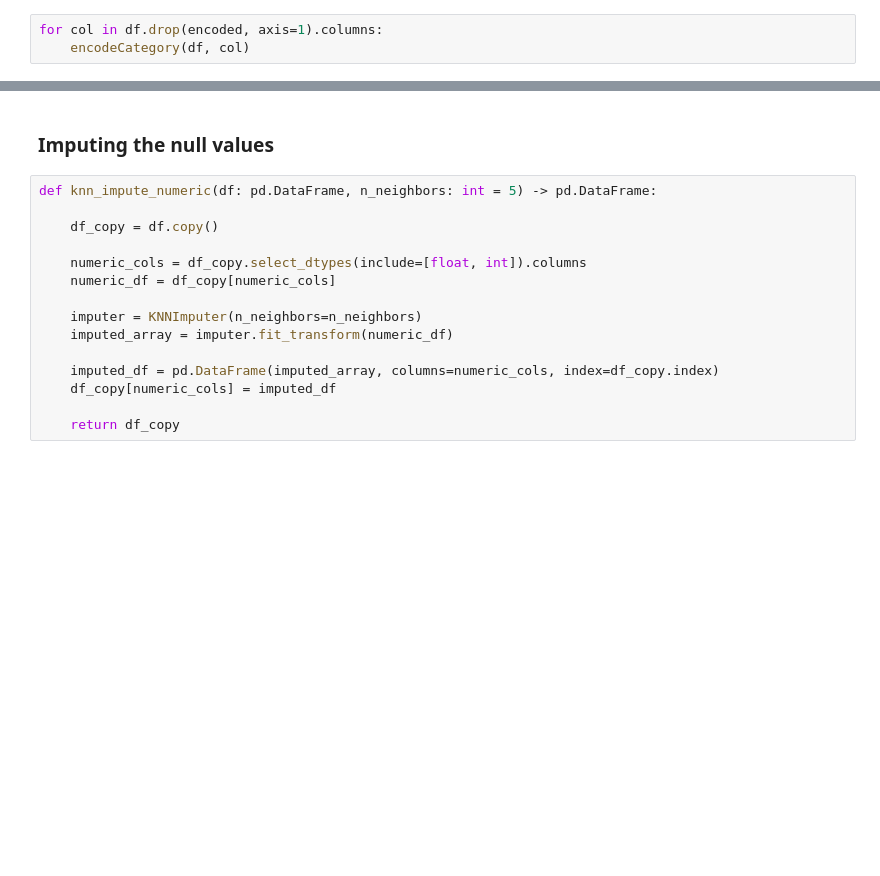
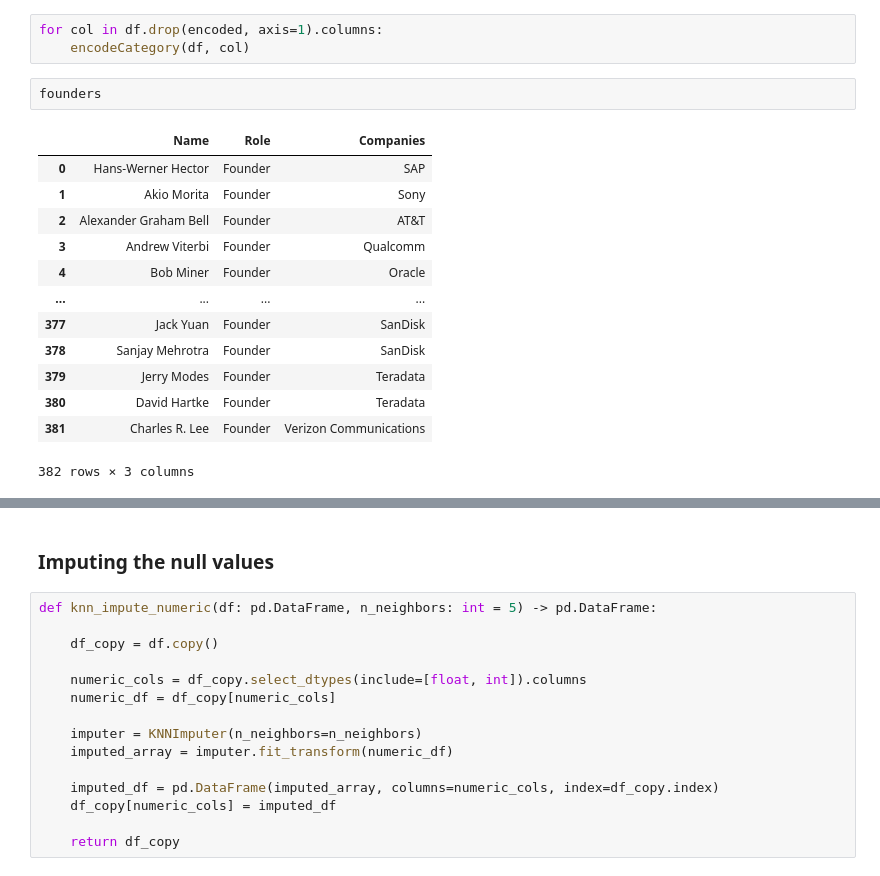
Before and after one commit to Omar-Elhakim/TechCompaniesPricePrediction, a Jupyter notebook: main.ipynb, the cells around one changed output, grey strips where cells are left out. Drawn from its saved outputs; the diff is of its cells as text; blank space fills up the shorter version.

```diff
--- a/main.ipynb
+++ b/main.ipynb
@@ -648,3 +779,19 @@ Name: Terms (Acquisitions), dtype: object
 # %%
 for col in df.drop(encoded, axis=1).columns:
     encodeCategory(df, col)
+# %%
+founders
+# %% [output]
+|  | Name | Role | Companies |
+| 0 | Hans-Werner Hector | Founder | SAP |
+| 1 | Akio Morita | Founder | Sony |
+| 2 | Alexander Graham Bell | Founder | AT&T |
+| 3 | Andrew Viterbi | Founder | Qualcomm |
+| 4 | Bob Miner | Founder | Oracle |
+| ... | ... | ... | ... |
+| 377 | Jack Yuan | Founder | SanDisk |
+| 378 | Sanjay Mehrotra | Founder | SanDisk |
+| 379 | Jerry Modes | Founder | Teradata |
+| 380 | David Hartke | Founder | Teradata |
+| 381 | Charles R. Lee | Founder | Verizon Communications |
+382 rows × 3 columns
```
Also changed, not shown: parts of 23 cells of this notebook.
